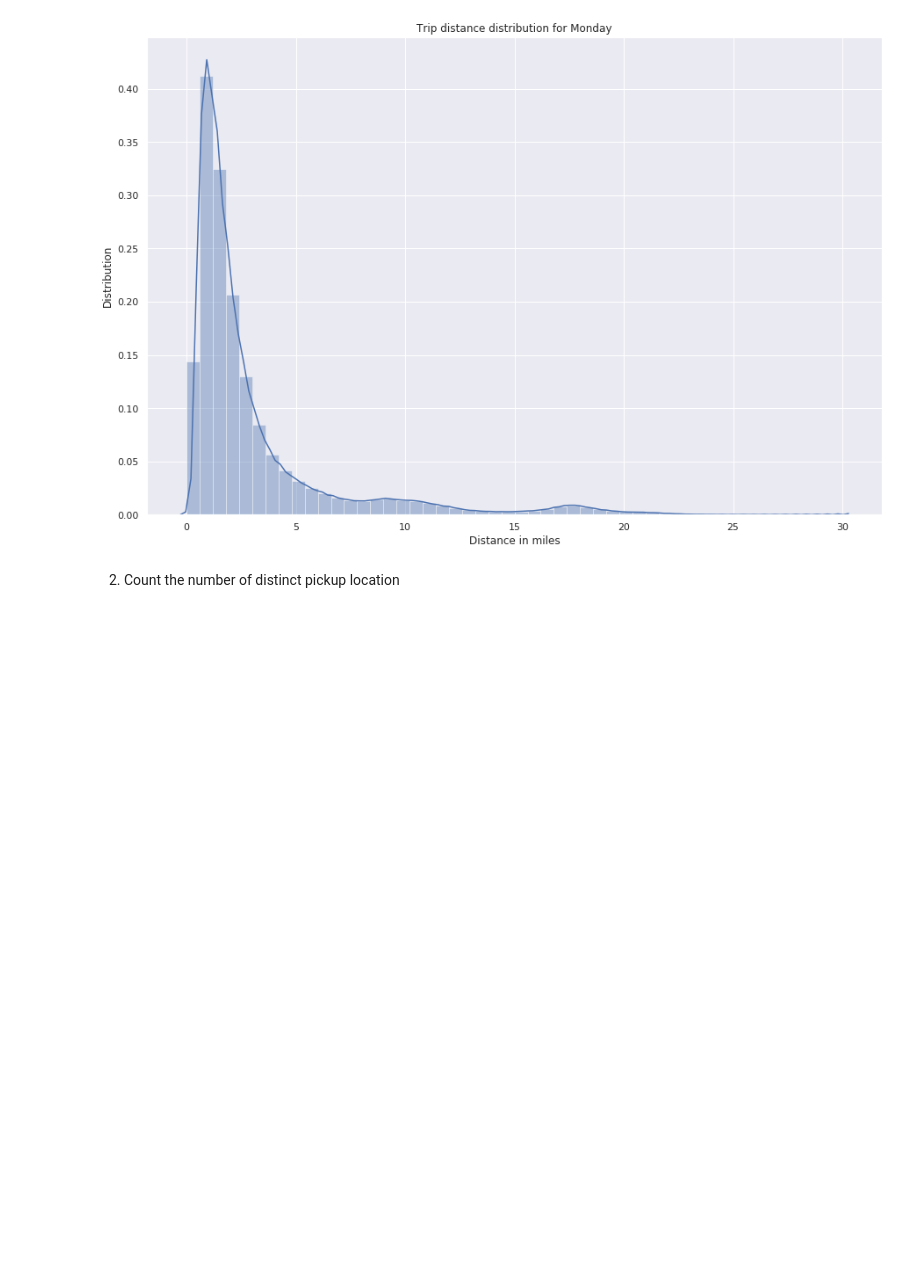
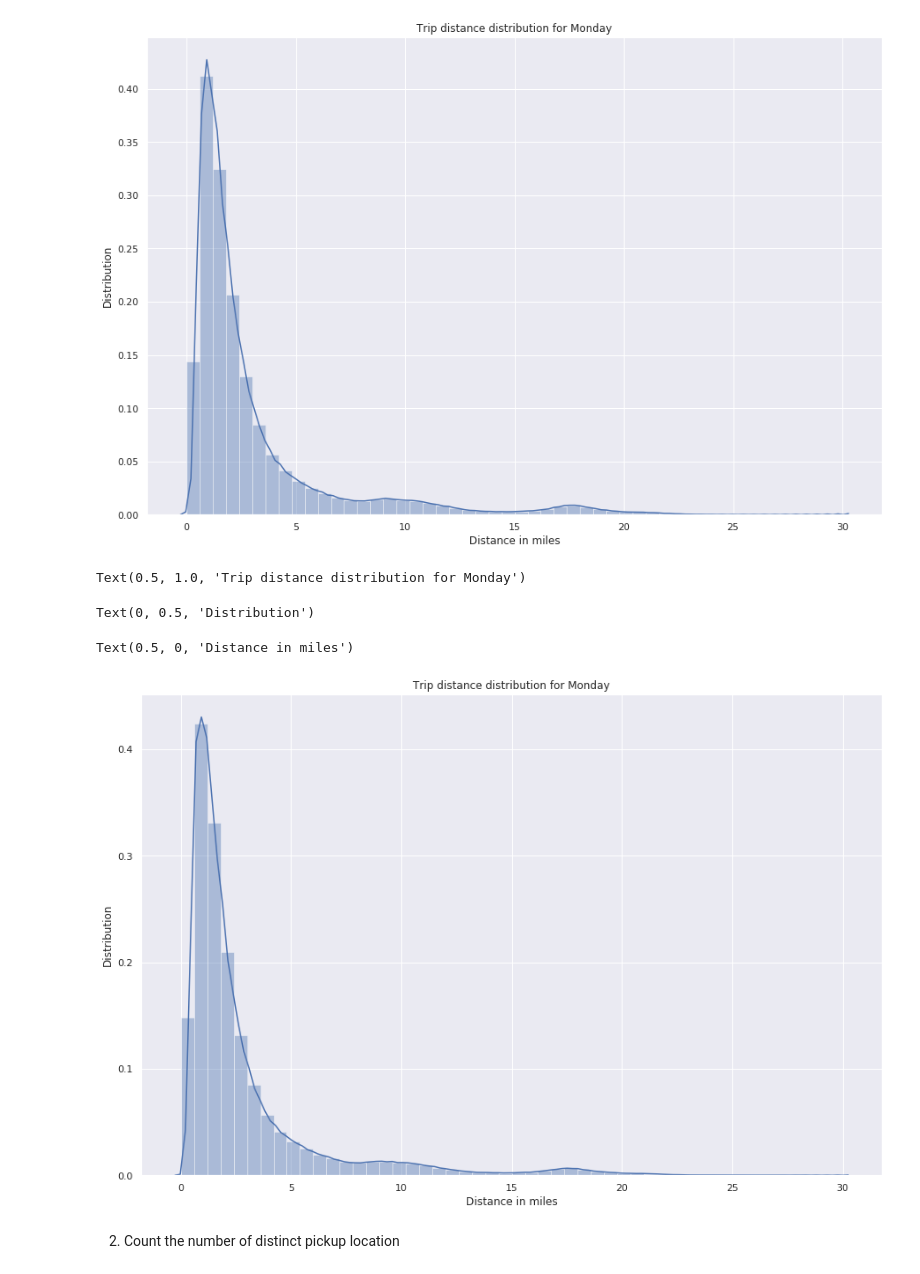
Before and after one commit to JLechuga94/BigData_1, a Jupyter notebook: homework03.ipynb, the cells around one changed output. Cells and saved outputs as stored; diff of their text form; code cells hidden in the pictures; blank space fills up the shorter version.

```diff
--- a/homework03.ipynb
+++ b/homework03.ipynb
@@ -769,6 +765,20 @@ Text(0.5, 1.0, 'Trip distance distribution for Monday')
 Text(0, 0.5, 'Distribution')
 Text(0.5, 0, 'Distance in miles')
 [figure]
+# %%
+fig = plt.figure(figsize=(15,10))
+sns.set()
+g = sns.distplot(tues)
+
+g.set_title("Trip distance distribution for Monday")
+plt.ylabel("Distribution")
+plt.xlabel("Distance in miles")
+plt.show(g)
+# %% [output]
+Text(0.5, 1.0, 'Trip distance distribution for Monday')
+Text(0, 0.5, 'Distribution')
+Text(0.5, 0, 'Distance in miles')
+[figure, added]
 # %% [markdown]
 2. Count the number of distinct pickup location
 # %%
```
Also changed, not shown: parts of 6 cells of this notebook.
